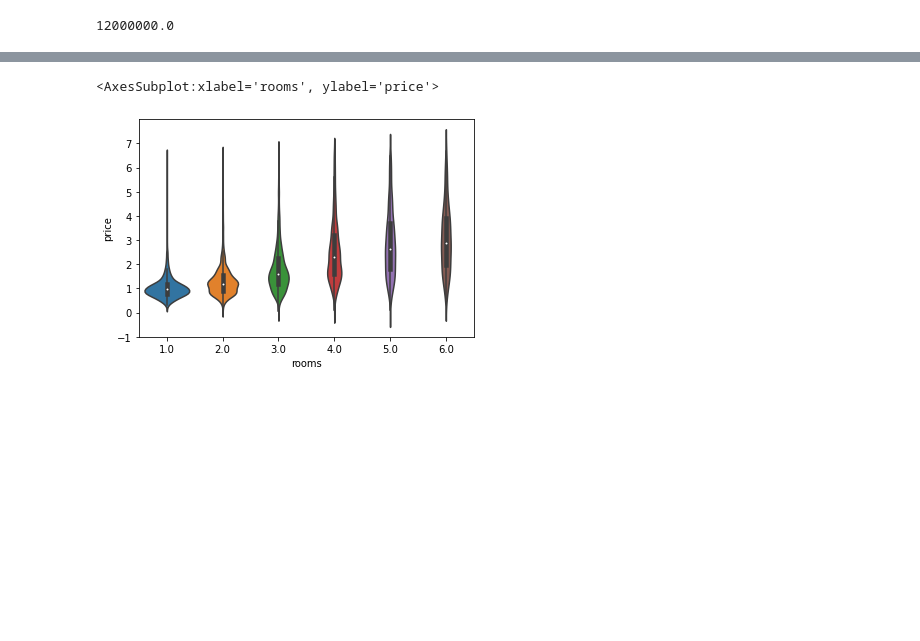
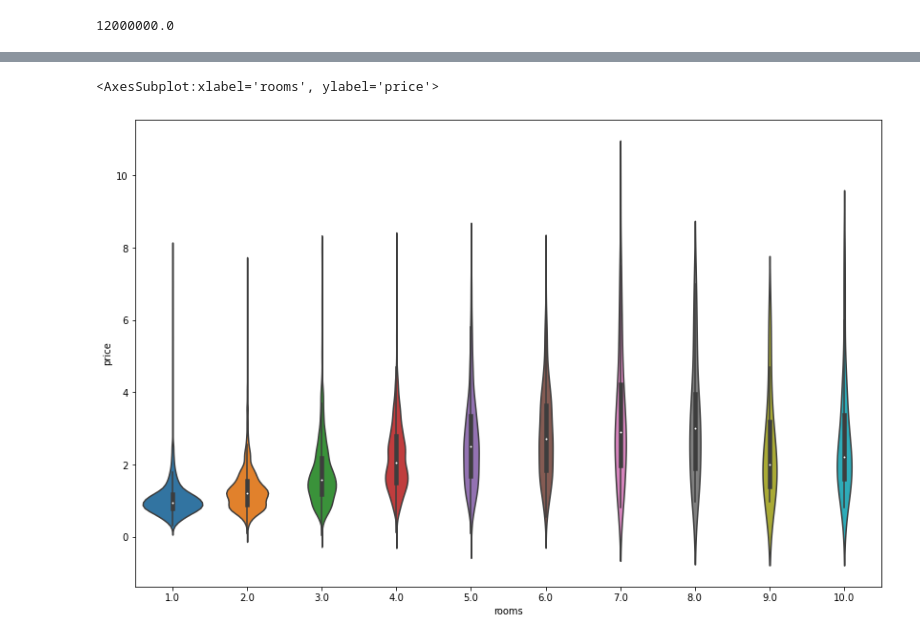
Before and after one commit to Properati-Analysis/TP2, a Jupyter notebook: NewTP1.ipynb, the cells around one changed output, grey strips where cells are left out. Saved outputs shown, nothing was run; the diff lists cells and outputs as text; code cells hidden in the pictures; blank space fills up the shorter version.

```diff
--- a/NewTP1.ipynb
+++ b/NewTP1.ipynb
@@ -113,3 +135,18 @@ df = df[df["price"] < price_ol]
+# %%
+df_ph = df[ph]
+df_ph = df_ph[df_ph.price < ph_price_ol]
+df_ph = df_ph[df_ph.surface_covered_in_m2 < ph_sup_ol]
+#df_ph.describe()
+# %%
+df_ho = df[house]
+df_ho = df_ho[df_ho.price < ho_price_ol]
+df_ho = df_ho[df_ho.surface_covered_in_m2 < ho_sup_ol]
+#df_ho.describe()
+# %%
+df_st = df[store]
+df_st = df_st[df_st.price < st_price_ol]
+df_st = df_st[df_st.surface_covered_in_m2 < st_sup_ol]
+#df_st.describe()
 # %%
 df.shape
 # %% [output]
@@ -121,3 +158,6 @@ df_high.shape
+# %%
+frames = [df_ap,df_ph,df_ho,df_st]
+df = pd.concat(frames)
 # %%
 #Nos quedamos solo con la superficie que guarda relación con la física
 df = df[df.surface_covered_in_m2 < df.surface_total_in_m2]
@@ -201,8 +238,9 @@ df[df["price"]==df["price"].max()].sample(5)
 # %%
 #Analizamos la distribución de los valores de las propiedades del dataset limpio, en relación a la cantidad de rooms
-sns.violinplot(df.rooms[df.rooms<7],df.price/100000)
+plt.figure(figsize=(14,9))
+sns.violinplot(df.rooms[df.rooms<11],df.price/100000)
 # %% [output]
 <AxesSubplot:xlabel='rooms', ylabel='price'>
-[figure, old version]
+[figure, new version]
 # %%
 #Analizamos la distribución de los valores de las propiedades más caras en relación a la cantidad de rooms
```
Also changed, not shown: parts of 31 cells of this notebook.
